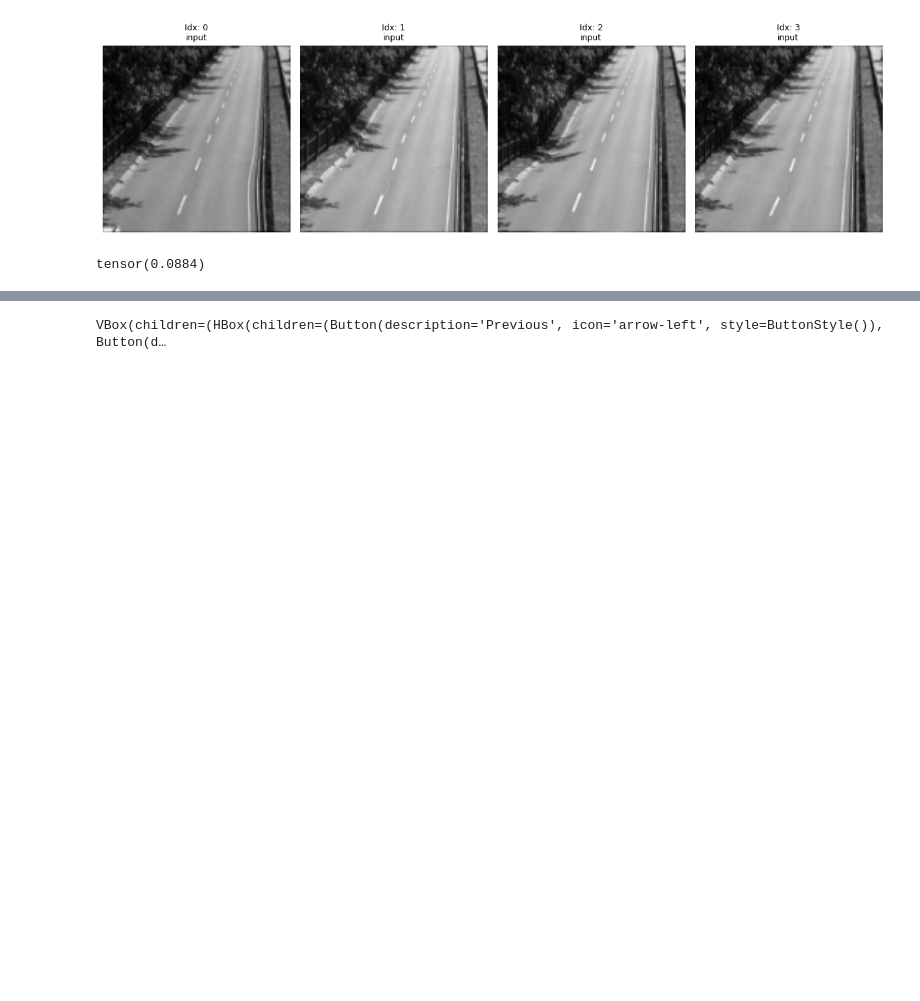
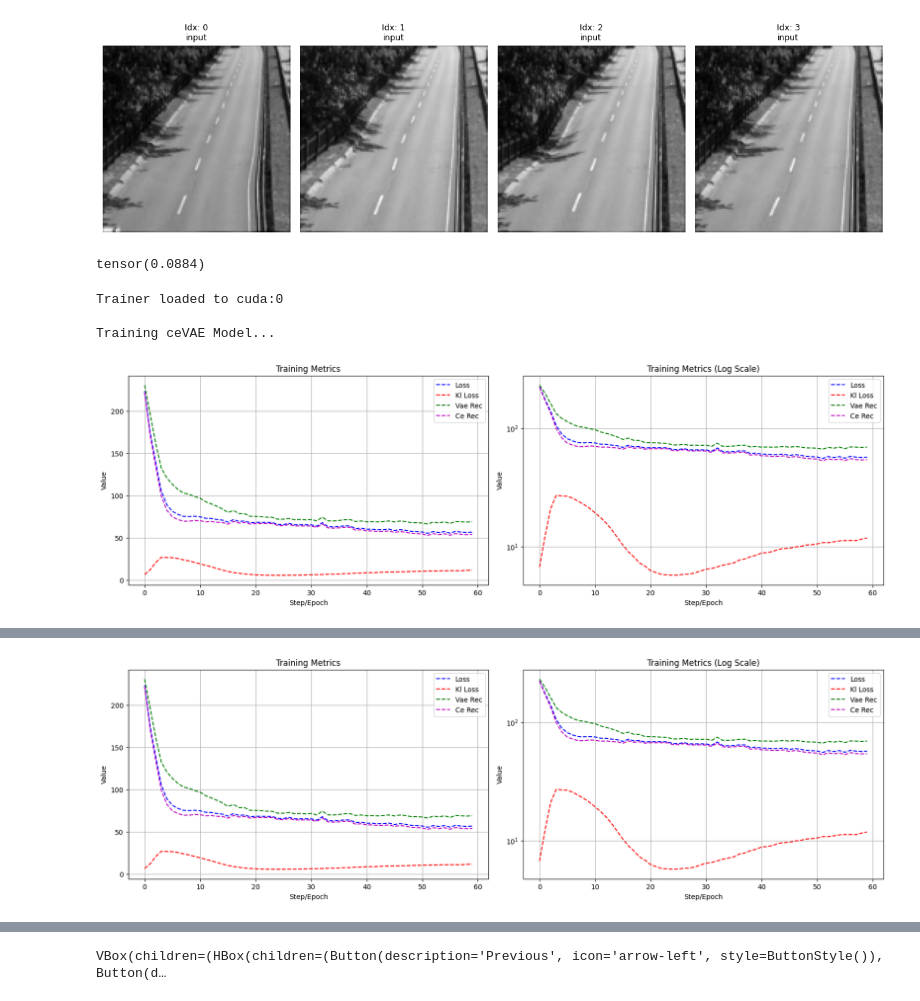
Before and after one commit to E-N-J/P114-Annotation-Free-Segmentation, a Jupyter notebook: cdnet.ipynb, the cells around one changed output, grey strips where cells are left out. Drawn from its saved outputs; the diff is of its cells as text; code cells hidden in the pictures; blank space fills up the shorter version.

```diff
--- a/cdnet.ipynb
+++ b/cdnet.ipynb
@@ -94,14 +94,19 @@ torch.cuda.empty_cache()
 
 # torch.cuda.empty_cache()
 # %%
-# lambda_ = 0.9
+lambda_ = 0.9
+cevae = get_model('ceVAE', latent_channels=1024).to(DEVICE)
+cevae_trainer = get_trainer('ceVAE', cevae, train_loader)
+cevae_trainer.fit(epochs=60, lambda_=lambda_, lr=2e-4) #higher lambda = more weight to ce task
+models_dict['ceVAE'] = cevae
+
 # cevae = get_model('ceVAE', latent_channels=1024).to(DEVICE)
-# cevae_trainer = get_trainer('ceVAE', cevae, train_loader)
-# cevae_trainer.fit(epochs=60, lambda_=lambda_, lr=2e-4) #higher lambda = more weight to ce task
+# cevae.load_state_dict(torch.load("saved/cevae/testlambda085ssim.pth", map_location=DEVICE))
 # models_dict['ceVAE'] = cevae
 
-cevae = get_model('ceVAE', latent_channels=1024).to(DEVICE)
-cevae.load_state_dict(torch.load("saved/testlambda085ssim.pth", map_location=DEVICE))
-models_dict['ceVAE'] = cevae
-
 torch.cuda.empty_cache()
+# %% [output]
+Trainer loaded to cuda:0
+
+Training ceVAE Model...
+[figure, added]
@@ -107,0 +114 @@ torch.cuda.empty_cache()
+[figure, added]
```
Also changed, not shown: parts of 5 cells of this notebook.
